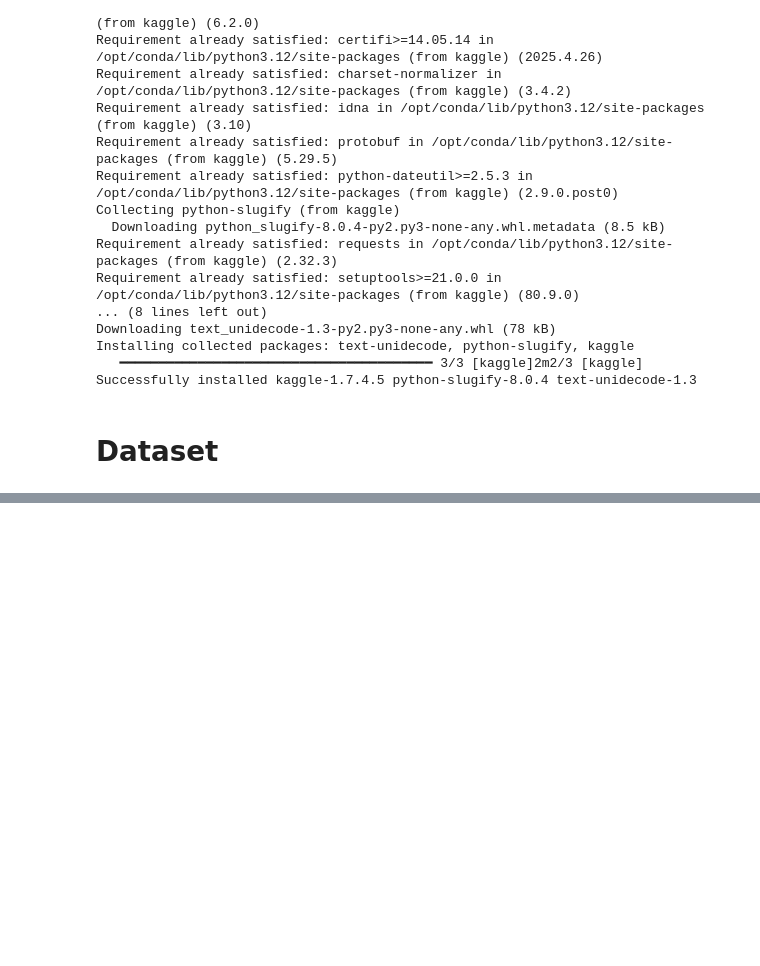
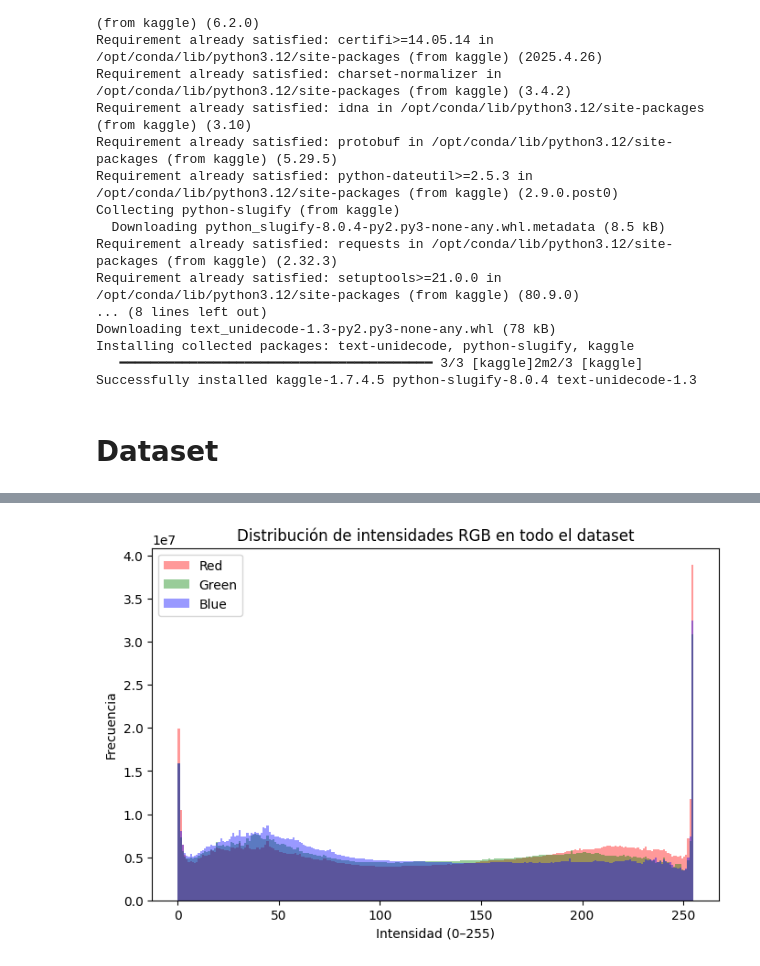
Before and after one commit to nataliacampiglia/tdl_obligatorio, a Jupyter notebook: Obligatorio-letra.ipynb, the cells around one changed output, grey strips where cells are left out. Saved outputs shown, nothing was run; the diff lists cells and outputs as text; code cells hidden in the pictures; blank space fills up the shorter version.

```diff
--- a/Obligatorio-letra.ipynb
+++ b/Obligatorio-letra.ipynb
@@ -159,0 +332,33 @@ os.environ["KAGGLE_KEY"] = creds["key"]
+# %%
+folder = Path("data/train/images")
+
+# Acumuladores de cada canal
+r_vals, g_vals, b_vals = [], [], []
+
+for p in folder.iterdir():
+    if p.suffix.lower() not in [".jpg", ".jpeg", ".png"]:
+        continue
+    img = np.array(Image.open(p).convert("RGB"))
+    # achatar para juntar todos los píxeles
+    r, g, b = img[..., 0].ravel(), img[..., 1].ravel(), img[..., 2].ravel()
+    r_vals.append(r)
+    g_vals.append(g)
+    b_vals.append(b)
+
+# concatenar todos los valores
+r_vals = np.concatenate(r_vals)
+g_vals = np.concatenate(g_vals)
+b_vals = np.concatenate(b_vals)
+
+# histograma combinado
+plt.figure(figsize=(8,5))
+plt.hist(r_vals, bins=256, color='r', alpha=0.4, label='Red')
+plt.hist(g_vals, bins=256, color='g', alpha=0.4, label='Green')
+plt.hist(b_vals, bins=256, color='b', alpha=0.4, label='Blue')
+plt.legend()
+plt.title("Distribución de intensidades RGB en todo el dataset")
+plt.xlabel("Intensidad (0–255)")
+plt.ylabel("Frecuencia")
+plt.show()
+# %% [output]
+[figure, added]
```
Also changed, not shown: parts of 21 cells of this notebook.
